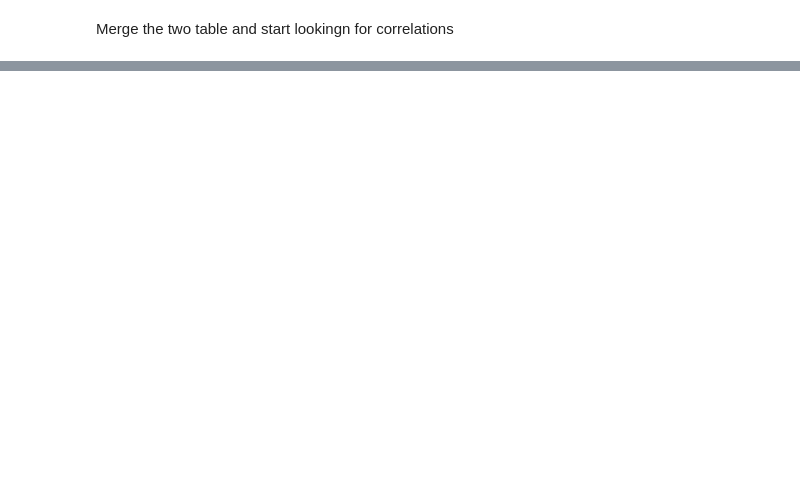
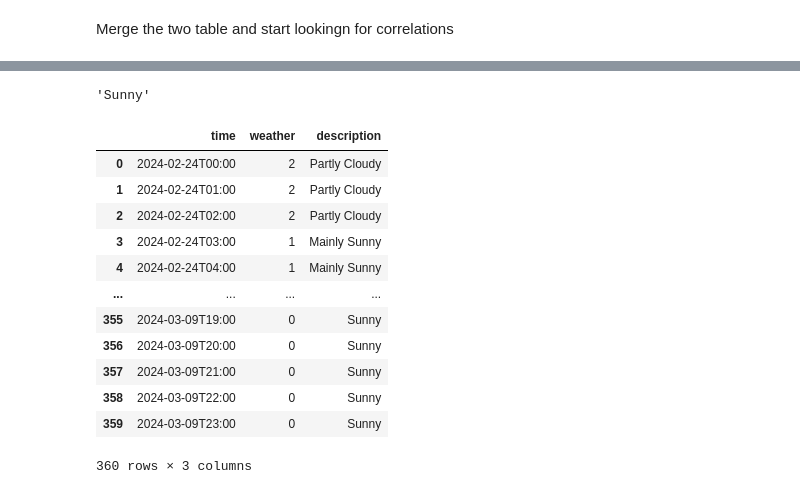
Before and after one commit to hramzan01/market, a Jupyter notebook: notebooks/supply_data.ipynb, the cells around one changed output, grey strips where cells are left out. Drawn from its saved outputs; the diff is of its cells as text; code cells hidden in the pictures; blank space fills up the shorter version.

Commit message:
added weather test

```diff
--- a/notebooks/supply_data.ipynb
+++ b/notebooks/supply_data.ipynb
@@ -136,0 +92,20 @@ pv_power
+# %%
+import requests
+import pandas as pd
+
+base_url = 'https://archive-api.open-meteo.com/v1/archive'
+params = {
+	"latitude": 52.52, # from df_spec
+	"longitude": 13.41, # from df_spec
+	"start_date": "2024-02-24", # from timeseries
+	"end_date": "2024-03-09", # from timeseries
+	"timezone": "Europe/London", # default for london
+	"hourly": "weather_code", # OUTPUT
+}
+
+responses = requests.get(base_url, params).json()
+
+df = pd.DataFrame({
+    'time' : responses['hourly']['time'],
+    'weather' : responses['hourly']['weather_code']
+    })
@@ -136,0 +128,30 @@ pv_power
+# %%
+wmo_url = 'https://gist.githubusercontent.com/stellasphere/9490c195ed2b53c707087c8c2db4ec0c/raw/76b0cb0ef0bfd8a2ec988aa54e30ecd1b483495d/descriptions.json'
+wmo_description = requests.get(wmo_url).json()
+
+wmo_description['0']['day']['description']
+# %% [output]
+'Sunny'
+# %%
+# Define a function to map weather codes to descriptions
+def get_weather_description(weather_code):
+    return wmo_description[str(weather_code)]['day']['description']
+
+# Apply the function to create a new column with descriptions
+df['description'] = df['weather'].apply(get_weather_description)
+
+df
+# %% [output]
+|  | time | weather | description |
+| 0 | 2024-02-24T00:00 | 2 | Partly Cloudy |
+| 1 | 2024-02-24T01:00 | 2 | Partly Cloudy |
+| 2 | 2024-02-24T02:00 | 2 | Partly Cloudy |
+| 3 | 2024-02-24T03:00 | 1 | Mainly Sunny |
+| 4 | 2024-02-24T04:00 | 1 | Mainly Sunny |
+| ... | ... | ... | ... |
+| 355 | 2024-03-09T19:00 | 0 | Sunny |
+| 356 | 2024-03-09T20:00 | 0 | Sunny |
+| 357 | 2024-03-09T21:00 | 0 | Sunny |
+| 358 | 2024-03-09T22:00 | 0 | Sunny |
+| 359 | 2024-03-09T23:00 | 0 | Sunny |
+360 rows × 3 columns
```
Also changed, not shown: parts of 6 cells of this notebook.
